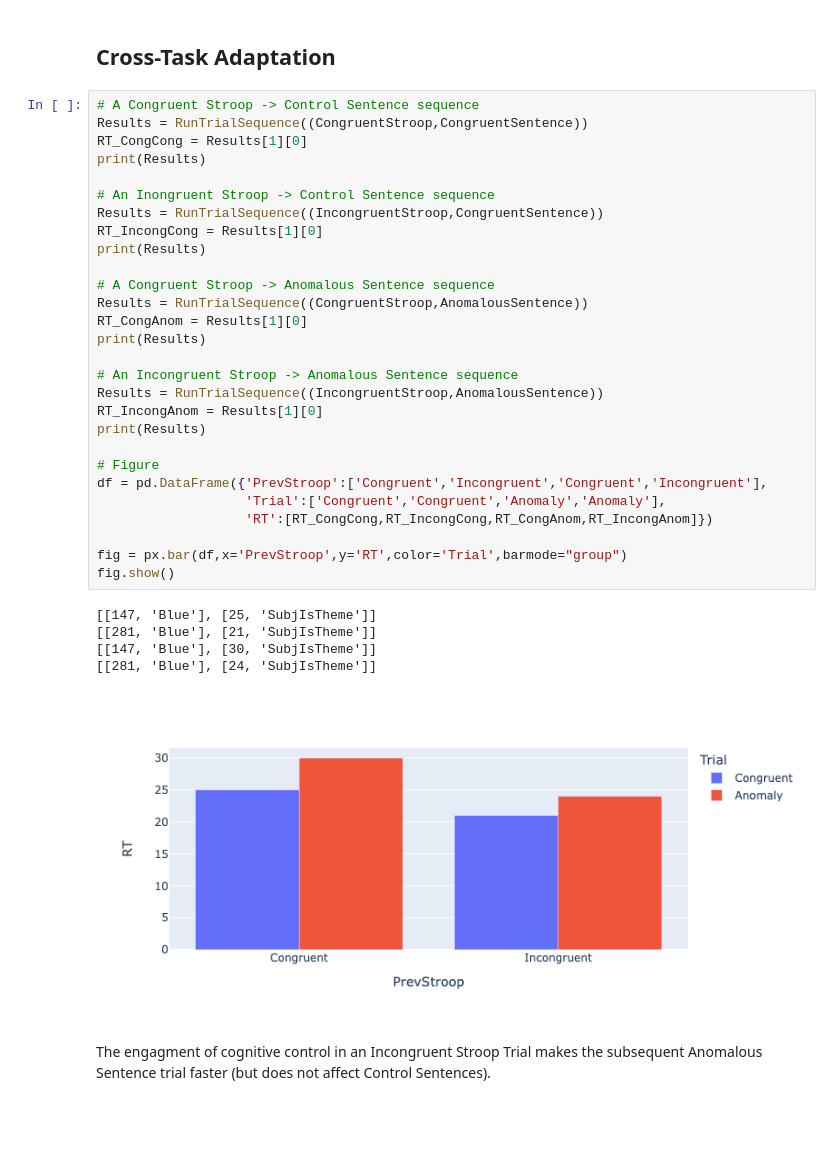
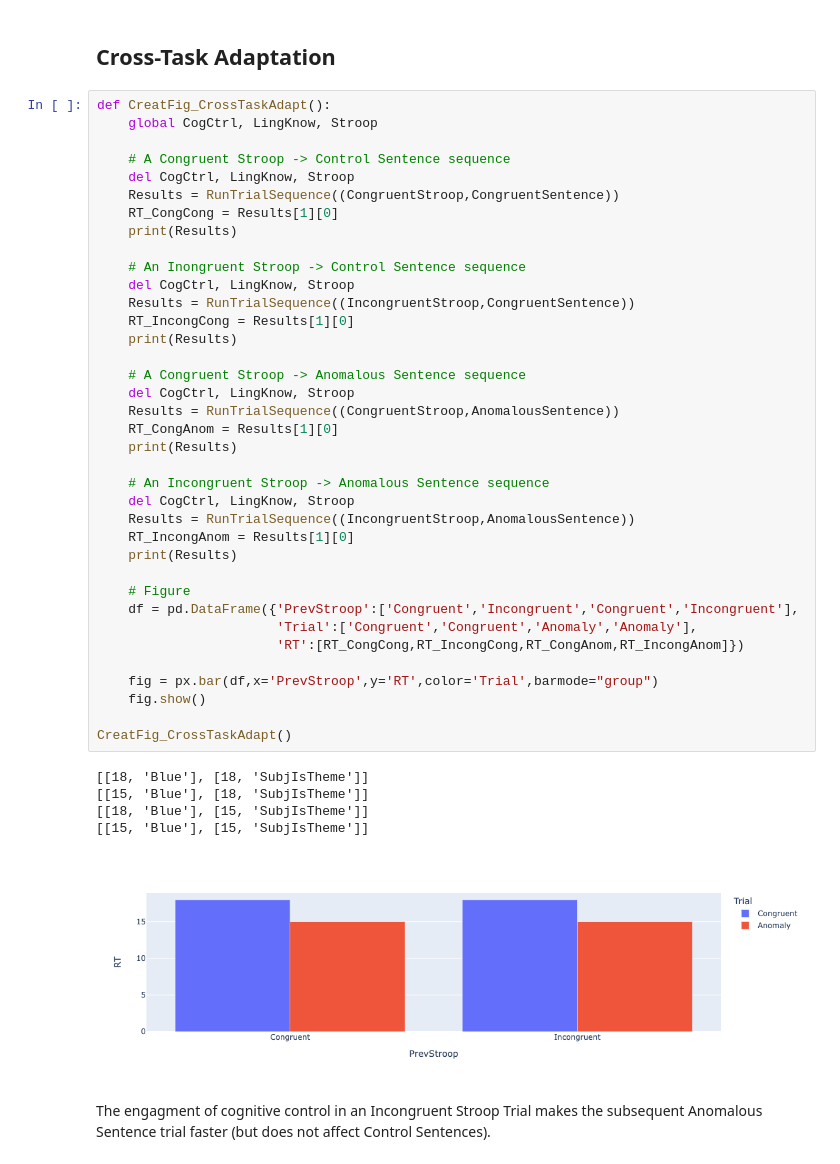
Before and after one commit to NessTal/CognitiveControlModel, a Jupyter notebook: CognitiveControlModel.ipynb, the cells around one changed output. Saved outputs shown, nothing was run; the diff lists cells and outputs as text; blank space fills up the shorter version.

```diff
--- a/CognitiveControlModel.ipynb
+++ b/CognitiveControlModel.ipynb
@@ -353,39 +404,48 @@ The same cognitive control system also makes trials with linguistic conflict fas
 # %% [markdown]
 ## Cross-Task Adaptation
 # %%
-# A Congruent Stroop -> Control Sentence sequence
-Results = RunTrialSequence((CongruentStroop,CongruentSentence))
-RT_CongCong = Results[1][0]
-print(Results)
+def CreatFig_CrossTaskAdapt():
+    global CogCtrl, LingKnow, Stroop
 
-# An Inongruent Stroop -> Control Sentence sequence
-Results = RunTrialSequence((IncongruentStroop,CongruentSentence))
-RT_IncongCong = Results[1][0]
-print(Results)
+    # A Congruent Stroop -> Control Sentence sequence
+    del CogCtrl, LingKnow, Stroop
+    Results = RunTrialSequence((CongruentStroop,CongruentSentence))
+    RT_CongCong = Results[1][0]
+    print(Results)
 
-# A Congruent Stroop -> Anomalous Sentence sequence
-Results = RunTrialSequence((CongruentStroop,AnomalousSentence))
-RT_CongAnom = Results[1][0]
-print(Results)
+    # An Inongruent Stroop -> Control Sentence sequence
+    del CogCtrl, LingKnow, Stroop
+    Results = RunTrialSequence((IncongruentStroop,CongruentSentence))
+    RT_IncongCong = Results[1][0]
+    print(Results)
 
-# An Incongruent Stroop -> Anomalous Sentence sequence
-Results = RunTrialSequence((IncongruentStroop,AnomalousSentence))
-RT_IncongAnom = Results[1][0]
-print(Results)
+    # A Congruent Stroop -> Anomalous Sentence sequence
+    del CogCtrl, LingKnow, Stroop
+    Results = RunTrialSequence((CongruentStroop,AnomalousSentence))
+    RT_CongAnom = Results[1][0]
+    print(Results)
 
-# Figure
-df = pd.DataFrame({'PrevStroop':['Congruent','Incongruent','Congruent','Incongruent'],
-                   'Trial':['Congruent','Congruent','Anomaly','Anomaly'],
-                   'RT':[RT_CongCong,RT_IncongCong,RT_CongAnom,RT_IncongAnom]})
+    # An Incongruent Stroop -> Anomalous Sentence sequence
+    del CogCtrl, LingKnow, Stroop
+    Results = RunTrialSequence((IncongruentStroop,AnomalousSentence))
+    RT_IncongAnom = Results[1][0]
+    print(Results)
 
-fig = px.bar(df,x='PrevStroop',y='RT',color='Trial',barmode="group")
-fig.show()
+    # Figure
+    df = pd.DataFrame({'PrevStroop':['Congruent','Incongruent','Congruent','Incongruent'],
+                       'Trial':['Congruent','Congruent','Anomaly','Anomaly'],
+                       'RT':[RT_CongCong,RT_IncongCong,RT_CongAnom,RT_IncongAnom]})
+
+    fig = px.bar(df,x='PrevStroop',y='RT',color='Trial',barmode="group")
+    fig.show()
+
+CreatFig_CrossTaskAdapt()
 # %% [output]
-[[147, 'Blue'], [25, 'SubjIsTheme']]
-[[281, 'Blue'], [21, 'SubjIsTheme']]
-[[147, 'Blue'], [30, 'SubjIsTheme']]
-[[281, 'Blue'], [24, 'SubjIsTheme']]
+[[18, 'Blue'], [18, 'SubjIsTheme']]
+[[15, 'Blue'], [18, 'SubjIsTheme']]
+[[18, 'Blue'], [15, 'SubjIsTheme']]
+[[15, 'Blue'], [15, 'SubjIsTheme']]
-[figure, old version]
+[figure, new version]
 # %% [markdown]
 The engagment of cognitive control in an Incongruent Stroop Trial makes the subsequent Anomalous Sentence trial faster (but does not affect Control Sentences).
 # %% [markdown]
```
Also changed, not shown: parts of 6 cells of this notebook.
